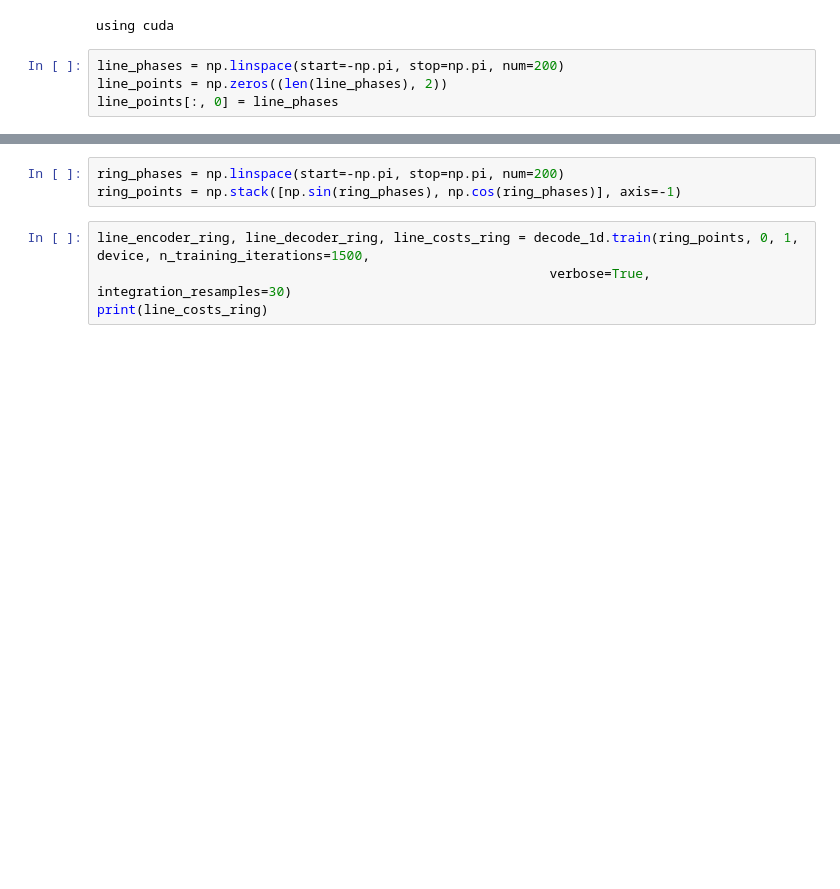
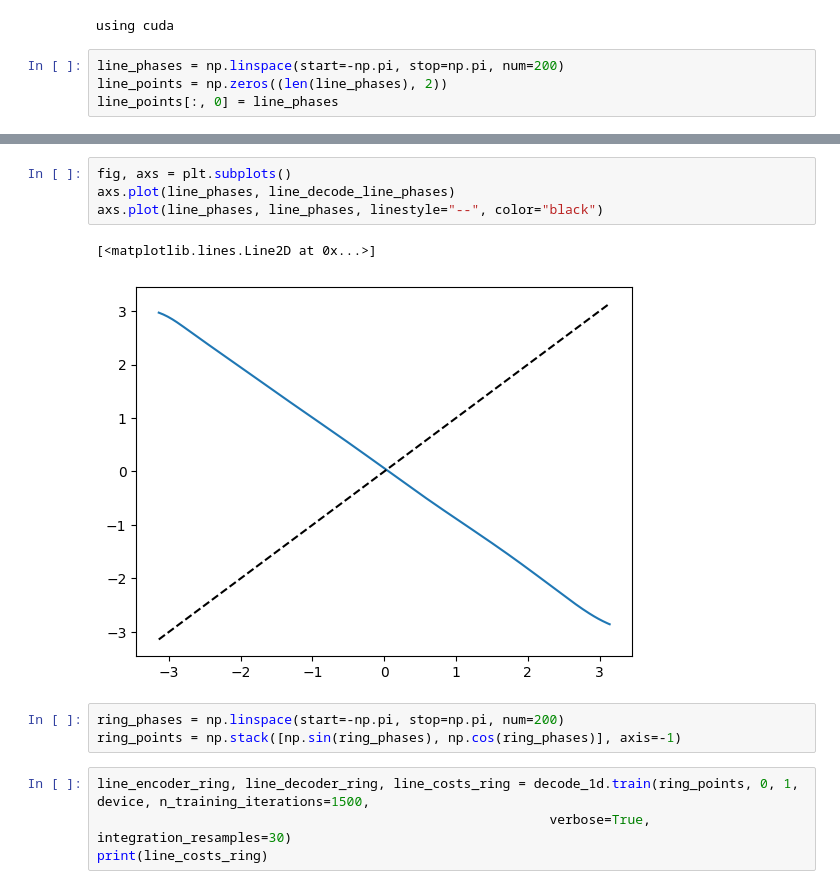
Before and after one commit to trevormccrt/dmd, a Jupyter notebook: examples/line_decoding.ipynb, the cells around one changed output, grey strips where cells are left out. Cells and saved outputs as stored; diff of their text form; blank space fills up the shorter version.

```diff
--- a/examples/line_decoding.ipynb
+++ b/examples/line_decoding.ipynb
@@ -77,3 +90,10 @@ axs.plot(ring_test_embedding_line[:, 0], ring_test_embedding_line[:, 1], color="
+# %%
+fig, axs = plt.subplots()
+axs.plot(line_phases, line_decode_line_phases)
+axs.plot(line_phases, line_phases, linestyle="--", color="black")
+# %% [output]
+[<matplotlib.lines.Line2D at 0x...>]
+[figure, added]
 # %%
 ring_phases = np.linspace(start=-np.pi, stop=np.pi, num=200)
 ring_points = np.stack([np.sin(ring_phases), np.cos(ring_phases)], axis=-1)
```
Also changed, not shown: parts of 12 cells of this notebook, 4 other files.
